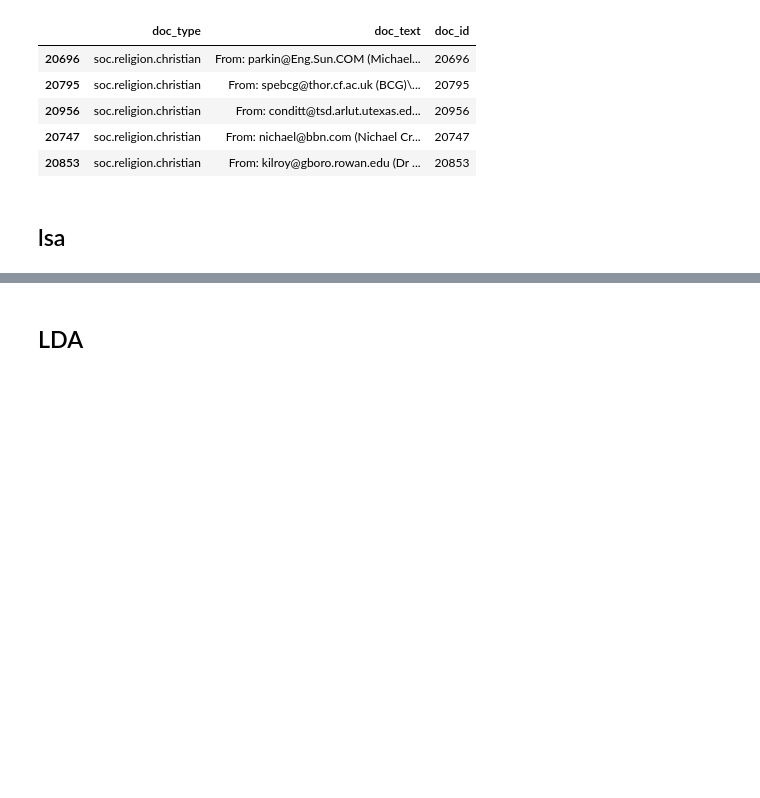
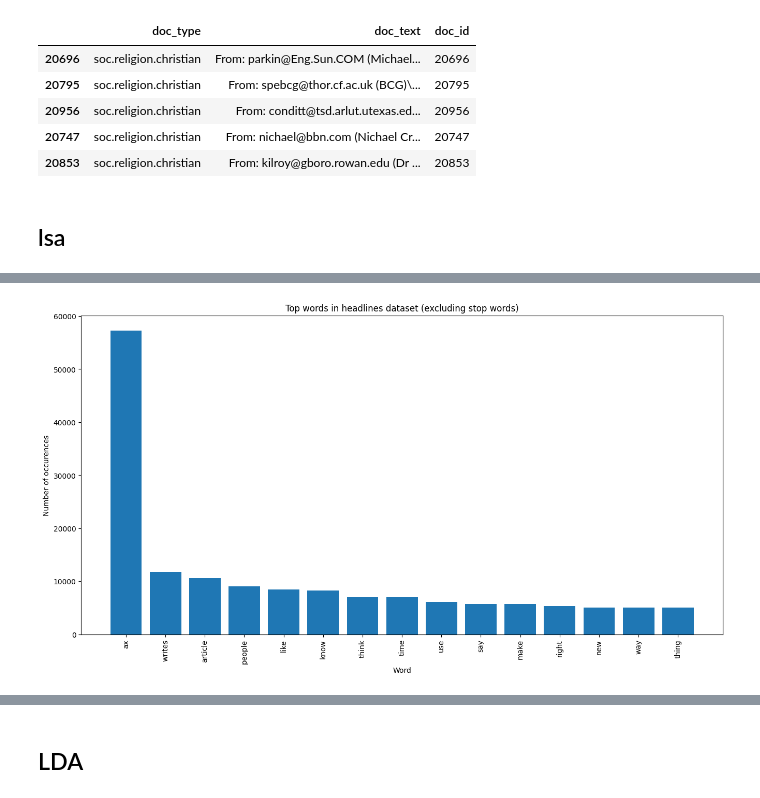
Before and after one commit to agayen/colab_work, a Jupyter notebook: LDA_and_LSA_TEXT_TO_VECTOR.ipynb, the cells around one changed output, grey strips where cells are left out. Saved outputs shown, nothing was run; the diff lists cells and outputs as text; code cells hidden in the pictures; blank space fills up the shorter version.

```diff
--- a/LDA_and_LSA_TEXT_TO_VECTOR.ipynb
+++ b/LDA_and_LSA_TEXT_TO_VECTOR.ipynb
@@ -1037,6 +1054,47 @@ transposed_df.head()
 | 20956 | soc.religion.christian | From: conditt@tsd.arlut.utexas.ed... | 20956 |
 | 20747 | soc.religion.christian | From: nichael@bbn.com (Nichael Cr... | 20747 |
 | 20853 | soc.religion.christian | From: kilroy@gboro.rowan.edu (Dr ... | 20853 |
+# %%
+def clean_doc(document):
+    # Define a pattern to match email addresses
+    email_pattern = re.compile(r'\S+@\S+')
+
+    # Use re.sub to replace email addresses with an empty string
+    document = re.sub(email_pattern, '', document)
+
+    sub_from_pattern = re.compile(r'^\s*(From:|Subject:).*$', flags=re.MULTILINE)
+
+    # Use re.sub to remove lines matching the pattern
+    document = re.sub(sub_from_pattern, '', document)
+
+    # Remove full words starting with '@'
+    document = re.sub(r'@\w+', '', document)
+
+    # Remove special characters, URLs, and usernames
+    document = re.sub(r'http\S+|www\S+|https\S+|@\S+|#\S+|[^A-Za-z0-9]+', ' ', document)
+
+    # Convert to lowercase
+    document = document.lower()
+
+    # Tokenize the document
+    words = word_tokenize(document)
+
+    # Remove stopwords
+    stop_words = set(stopwords.words('english'))
+    words = [word for word in words if word not in stop_words]
+
+    # stemmer = PorterStemmer()
+    # words = [stemmer.stem(word) for word in words]
+
+    lemmatizer = WordNetLemmatizer()
+    words = [lemmatizer.lemmatize(word) for word in words]
+
+    # Join the words back into a string
+    cleaned_doc = ' '.join(words)
+
+    return cleaned_doc
+# %%
+main_df['clean_text'] = main_df['doc_text'].apply(clean_doc)
 # %% [markdown]
 ## lsa
 # %%
@@ -1131,22 +1196,24 @@ def get_mean_topic_vectors(keys, two_dim_vectors):
         mean_topic_vectors.append(mean_article_in_that_topic)
     return mean_topic_vectors
 # %%
-all_documents = final_df["clean_text"]
+all_documents = main_df["clean_text"]
 
 count_vectorizer = CountVectorizer(stop_words='english')
 words, word_values = get_top_n_words(n_top_words=15,
                                      count_vectorizer=count_vectorizer,
                                      text_data=all_documents)
 
 
 fig, ax = plt.subplots(figsize=(16,8))
 ax.bar(range(len(words)), word_values);
 ax.set_xticks(range(len(words)));
 ax.set_xticklabels(words, rotation='vertical');
 ax.set_title('Top words in headlines dataset (excluding stop words)');
 ax.set_xlabel('Word');
 ax.set_ylabel('Number of occurences');
 plt.show()
+# %% [output]
+[figure, added]
 # %%
 small_count_vectorizer = CountVectorizer(stop_words='english', max_features=40000)
 small_text_sample = all_documents.sample(n=10000, random_state=0).values
```
Also changed, not shown: parts of 15 cells of this notebook.
